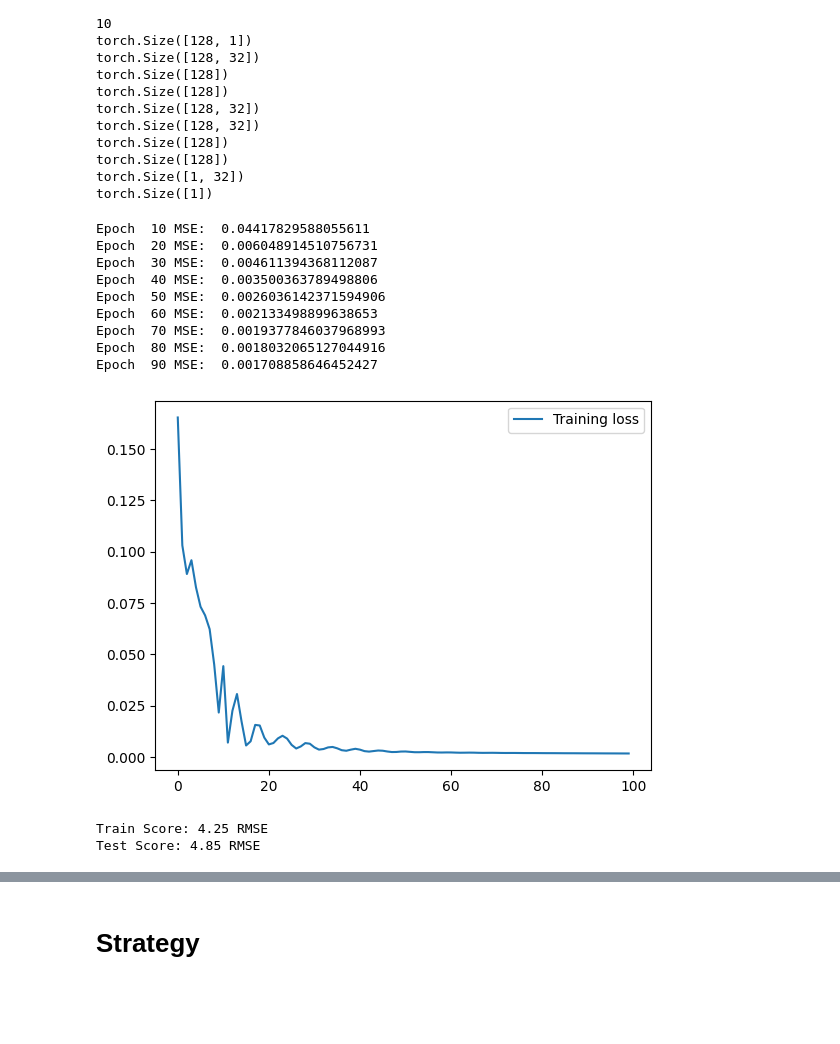
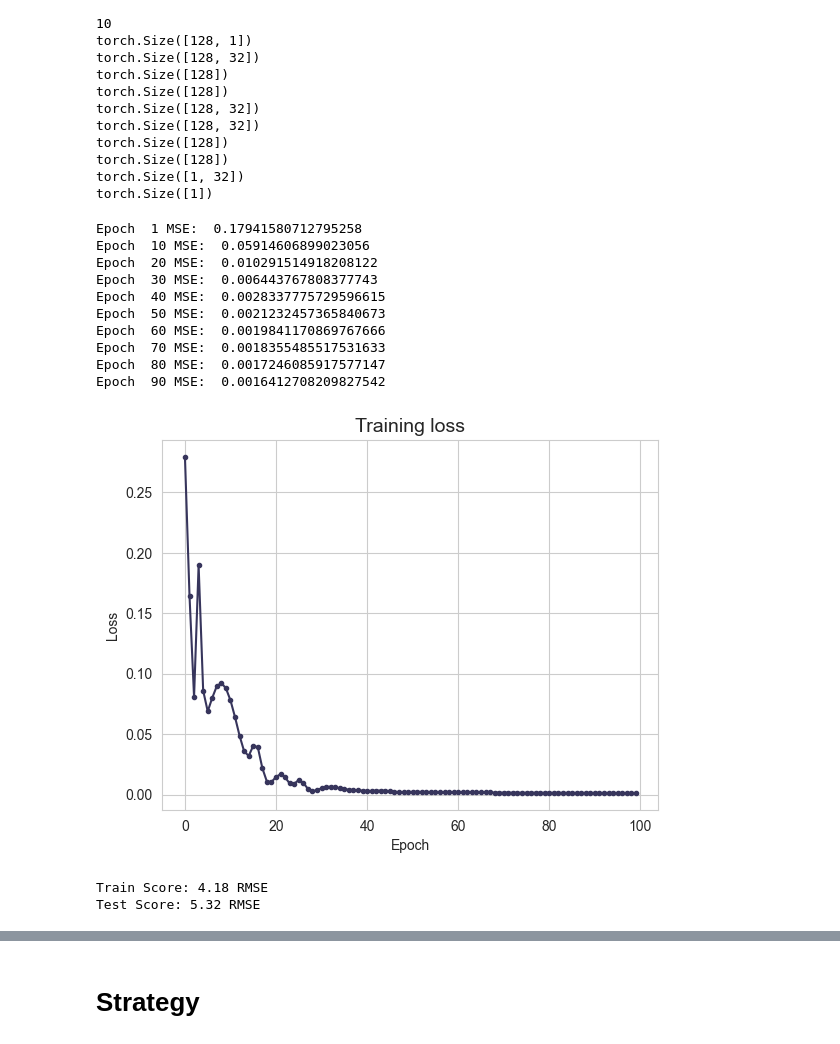
Before and after one commit to riabova/cse578, a Jupyter notebook: code/lstm_pytorch.ipynb, the cells around one changed output, grey strips where cells are left out. Drawn from its saved outputs; the diff is of its cells as text; code cells hidden in the pictures; blank space fills up the shorter version.

Commit message:
finished a test in lstm_pytorch

```diff
--- a/code/lstm_pytorch.ipynb
+++ b/code/lstm_pytorch.ipynb
@@ -165,7 +150,7 @@ for t in range(num_epochs):
     y_train_pred = model(x_train)
 
     loss = loss_fn(y_train_pred, y_train)
-    if t % 10 == 0 and t !=0:
+    if t % 10 == 0 and t !=0 or t == 1:
         print("Epoch ", t, "MSE: ", loss.item())
     hist[t] = loss.item()
 
@@ -178,21 +163,30 @@ for t in range(num_epochs):
     # Update parameters
     optimiser.step()
 # %% [output]
-Epoch  10 MSE:  0.04417829588055611
-Epoch  20 MSE:  0.006048914510756731
-Epoch  30 MSE:  0.004611394368112087
-Epoch  40 MSE:  0.003500363789498806
-Epoch  50 MSE:  0.0026036142371594906
-Epoch  60 MSE:  0.002133498899638653
-Epoch  70 MSE:  0.0019377846037968993
-Epoch  80 MSE:  0.0018032065127044916
-Epoch  90 MSE:  0.001708858646452427
+Epoch  1 MSE:  0.17941580712795258
+Epoch  10 MSE:  0.05914606899023056
+Epoch  20 MSE:  0.010291514918208122
+Epoch  30 MSE:  0.006443767808377743
+Epoch  40 MSE:  0.0028337775729596615
+Epoch  50 MSE:  0.0021232457365840673
+Epoch  60 MSE:  0.0019841170869767666
+Epoch  70 MSE:  0.0018355485517531633
+Epoch  80 MSE:  0.0017246085917577147
+Epoch  90 MSE:  0.0016412708209827542
+# %%
+sns.set_style("whitegrid")
+# %%
+colors = sns.color_palette("icefire", 7).as_hex()
+col1 = colors[3]
+col2 = colors[5]
 # %%
-plt.plot(hist, label="Training loss")
-plt.legend()
+plt.plot(hist, color=colors[2], marker="o", markersize=3)
+plt.title("Training loss", fontsize=14)
+plt.xlabel("Epoch")
+plt.ylabel("Loss")
 plt.show()
 # %% [output]
-[figure, old version]
+[figure, new version]
 # %%
 # make predictions
 y_test_pred = model(x_test)
@@ -209,5 +203,5 @@ print('Train Score: %.2f RMSE' % (trainScore))
 testScore = math.sqrt(mean_squared_error(y_test[:,0], y_test_pred[:,0]))
 print('Test Score: %.2f RMSE' % (testScore))
 # %% [output]
-Train Score: 4.25 RMSE
-Test Score: 4.85 RMSE
+Train Score: 4.18 RMSE
+Test Score: 5.32 RMSE
```
Also changed, not shown: parts of 32 cells of this notebook, 4 other files.
